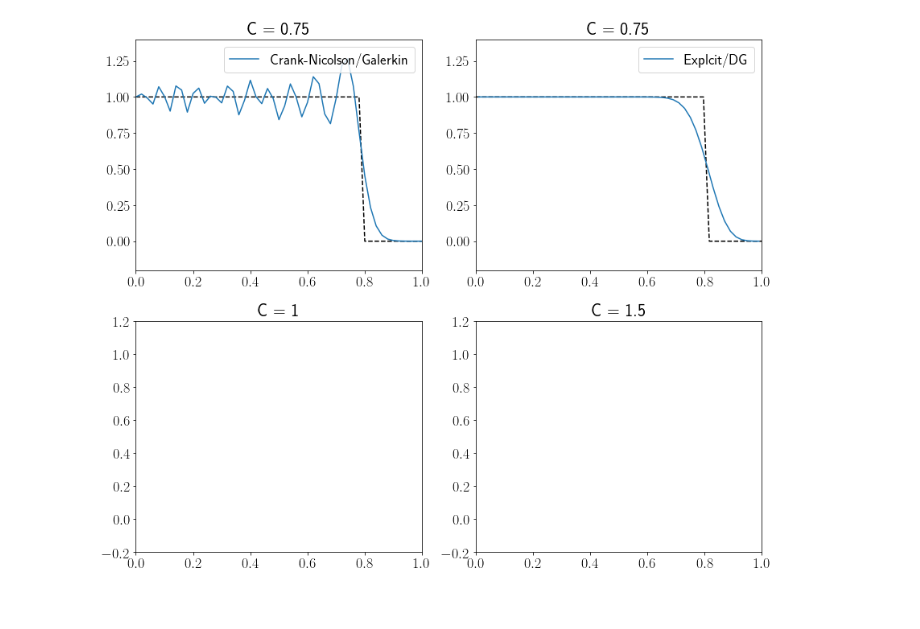
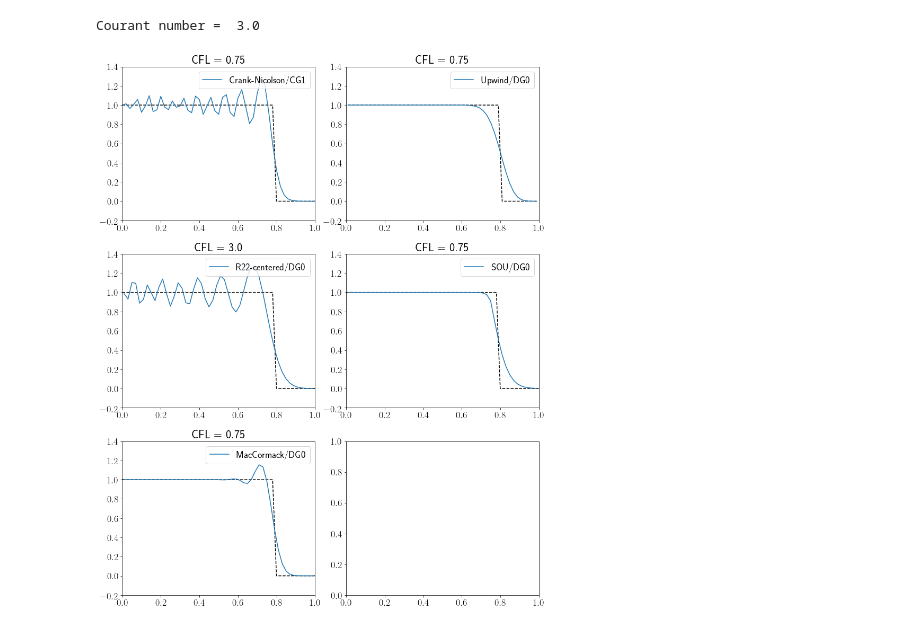
Before and after one commit to pwhuang/FE_in_Fluids_using_FEniCS, a Jupyter notebook: FE_in_fluids_CH3.ipynb, the cells around one changed output. Drawn from its saved outputs; the diff is of its cells as text; code cells hidden in the pictures.

Commit message:
Added SOU, MacCormack methods for 1D pure convection problems.

```diff
--- a/FE_in_fluids_CH3.ipynb
+++ b/FE_in_fluids_CH3.ipynb
@@ -138,51 +407,69 @@ Courant number =  0.75
+# %%
+u3, dof, coord3 = transient_adv_1d_DG_R22(50, source, init_cond, dt_num=6.0/200, steps=10)
+# %% [output]
+Courant number =  3.0
+# %%
+problem = transient_advection_SOU_flux_limiter(mesh_1d, boundary_markers)
+problem.set_problem(init_cond, adv_val=2.0, dt_val=1.5/200)
+CFL4 = problem.get_CFL()
+u4, coord4 = problem.solve(steps=40)
+# %%
+problem = transient_advection_MacCormack(mesh_1d, boundary_markers)
+problem.set_problem(init_cond, adv_val=2.0, dt_val=1.5/200)
+CFL5 = problem.get_CFL()
+u5, coord5 = problem.solve(steps=40)
+# %%
+x_space = np.linspace(0,1,51)
+sol_u = np.zeros_like(x_space)
+sol_u[x_space<0.8] = 1.0
+
+x_space_DG = (x_space[:-1] + x_space[1:])/2
+sol_u_DG = np.zeros_like(x_space_DG)
+sol_u_DG[x_space_DG<0.8] = 1.0
 # %%
 # Fig. 3.19 Propagation of a steep front using Galerkin and the Crank-Nicolson scheme
-x_space = np.linspace(0,1,51)
-x_space_DG = np.linspace(0,1,50)
-x0 = 0.2
-sigma = 0.12
-sol_u_DG = np.zeros_like(x_space_DG)
-sol_u_DG[x_space_DG<0.8] = 1.0
-
-sol_u = np.zeros_like(x_space)
-sol_u[x_space<0.8] = 1.0
-#init_u = 0.5*(1.0 + np.cos(np.pi*(x_space - 0.2)/0.12))
-#init_u[x_space > sigma + x0] = 0.0
-#init_u[x_space < -sigma + x0] = 0.0
-
-fig, ax = plt.subplots(2, 2, figsize=(12,10))
+fig, ax = plt.subplots(3, 2, figsize=(12,15))
 ax[0,0].plot(x_space, sol_u, c='k', ls='--')#, label='initial condition')
-ax[0,0].plot(coord1, u1[-1].vector()[:], c='C0', label='Crank-Nicolson/Galerkin')
+ax[0,0].plot(coord1, u1[-1].vector()[:], c='C0', label='Crank-Nicolson/CG1')
 
 ax[0,0].set_ylim(-0.2, 1.4)
 ax[0,0].set_xlim(0, 1.0)
-#ax[0,0].set_ylabel('$u$', rotation=0, labelpad=25)
 ax[0,0].legend(loc='upper right')
-ax[0,0].set_title('C = 0.75')
+ax[0,0].set_title('CFL = ' + str(np.round(CFL1, 3)))
 
 ax[0,1].plot(x_space_DG, sol_u_DG, c='k', ls='--')
-ax[0,1].plot(coord2, u2[-1].vector()[:], c='C0', label='Explcit/DG')
+ax[0,1].plot(coord2, u2[-1].vector()[:], c='C0', label='Upwind/DG0')
 
 ax[0,1].set_ylim(-0.2, 1.4)
 ax[0,1].set_xlim(0, 1.0)
 ax[0,1].legend(loc='upper right')
-ax[0,1].set_title('C = 0.75')
+ax[0,1].set_title('CFL = ' + str(np.round(CFL2, 3)))
 
-#ax[1,0].plot(x_space, init_u, c='k', ls='--')
-#ax[1,0].plot(coord, u3[-1].vector()[:], c='C0')
+ax[1,0].plot(x_space, sol_u, c='k', ls='--')
+ax[1,0].plot(coord3, u3[-1].vector()[:], c='C0', label='R22-centered/DG0')
+ax[1,0].legend(loc='upper right')
 
-ax[1,0].set_ylim(-0.2, 1.2)
+ax[1,0].set_ylim(-0.2, 1.4)
 ax[1,0].set_xlim(0, 1.0)
-ax[1,0].set_title('C = 1')
+ax[1,0].set_title('CFL = 3.0')
 
-#ax[1,1].plot(x_space, init_u, c='k', ls='--')
-#ax[1,1].plot(coord, u4[-1].vector()[:], c='C0')
+ax[1,1].plot(x_space, sol_u, c='k', ls='--')
+ax[1,1].plot(coord4, u4[-1].vector()[:], c='C0', label='SOU/DG0')
+ax[1,1].legend(loc='upper right')
 
-ax[1,1].set_ylim(-0.2, 1.2)
+ax[1,1].set_title('CFL = ' + str(np.round(CFL4, 3)))
+ax[1,1].set_ylim(-0.2, 1.4)
 ax[1,1].set_xlim(0, 1.0)
-ax[1,1].set_title('C = 1.5')
+
+ax[2,0].plot(x_space, sol_u, c='k', ls='--')
+ax[2,0].plot(coord5, u5[-1].vector()[:], c='C0', label='MacCormack/DG0')
+ax[2,0].legend(loc='upper right')
+
+ax[2,0].set_ylim(-0.2, 1.4)
+ax[2,0].set_xlim(0, 1.0)
+ax[2,0].set_title('CFL = ' + str(np.round(CFL5, 3)))
 
 plt.tight_layout()
 plt.show()
 # %% [output]
-[figure, old version]
+[figure, new version]
```
Also changed, not shown: parts of 15 cells of this notebook.
